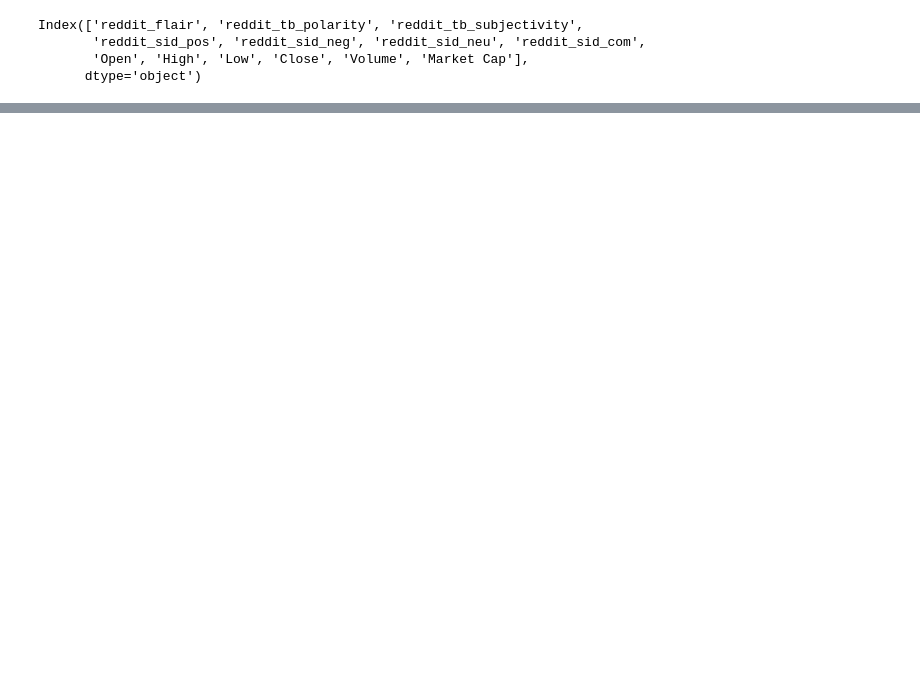
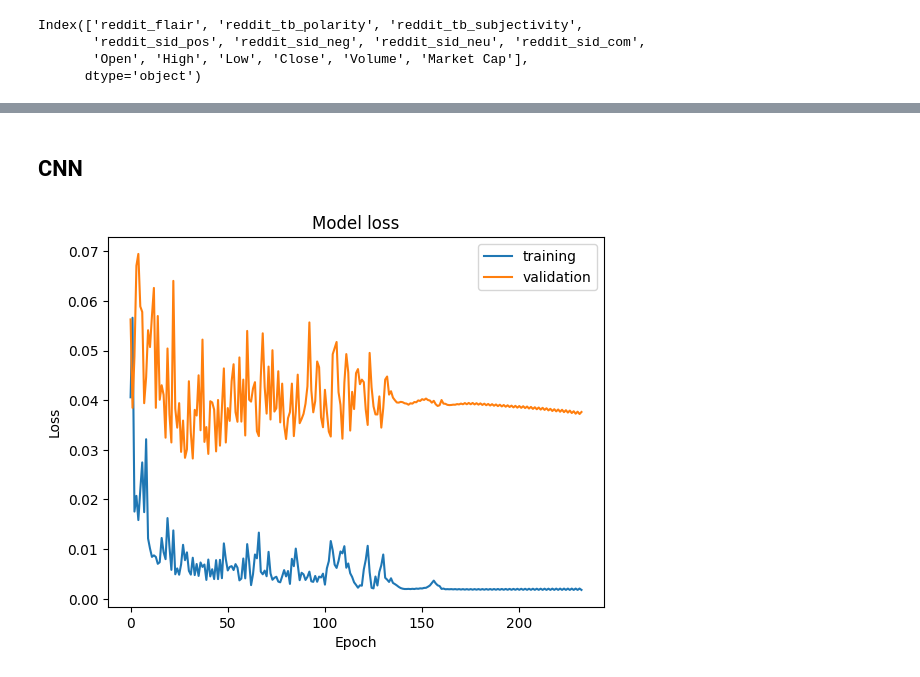
Before and after one commit to NegreaAlexandruCristian/Lucrare-Dizertatie-ML, a Jupyter notebook: bitcoin_prediction (reddit posts)/bitcoin_prediction_using_reddit_posts.ipynb, the cells around one changed output, grey strips where cells are left out. Drawn from its saved outputs; the diff is of its cells as text; code cells hidden in the pictures; blank space fills up the shorter version.

```diff
--- a/bitcoin_prediction (reddit posts)/bitcoin_prediction_using_reddit_posts.ipynb
+++ b/bitcoin_prediction (reddit posts)/bitcoin_prediction_using_reddit_posts.ipynb
@@ -58,6 +81,0 @@ Number of features 13
-# %%
-expr_name = 'lstm_bitcoin_prediction_sentiment_analysis_with_reddit_posts'
-look_back = 7
-lstm_layers = 64
-epochs = 5
-batch_size = 128
@@ -289,0 +142,8 @@ def get_ensemble_models(horizon = HORIZON,
+# %%
+# Create a function to implement a ModelCheckoint callback with a specific filename
+def create_model_checkpoint(model_name, save_path=GOOGLE_DRIVE_PATH):
+  return tf.keras.callbacks.ModelCheckpoint(
+      filepath=os.path.join(save_path, model_name),
+      verbosity=0, # only output a limited amount of text
+      save_best_only=True
+  )
@@ -289,0 +624,6 @@ def get_ensemble_models(horizon = HORIZON,
+# %% [markdown]
+## CNN
+# %%
+plot_model_training(history_cnn)
+# %% [output]
+[figure, added]
```
Also changed, not shown: parts of 53 cells of this notebook.
